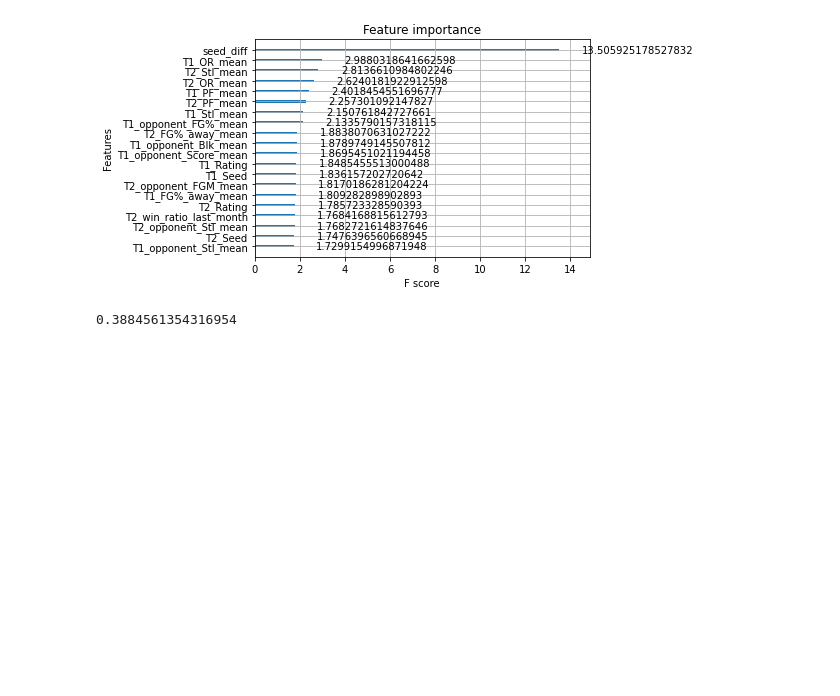
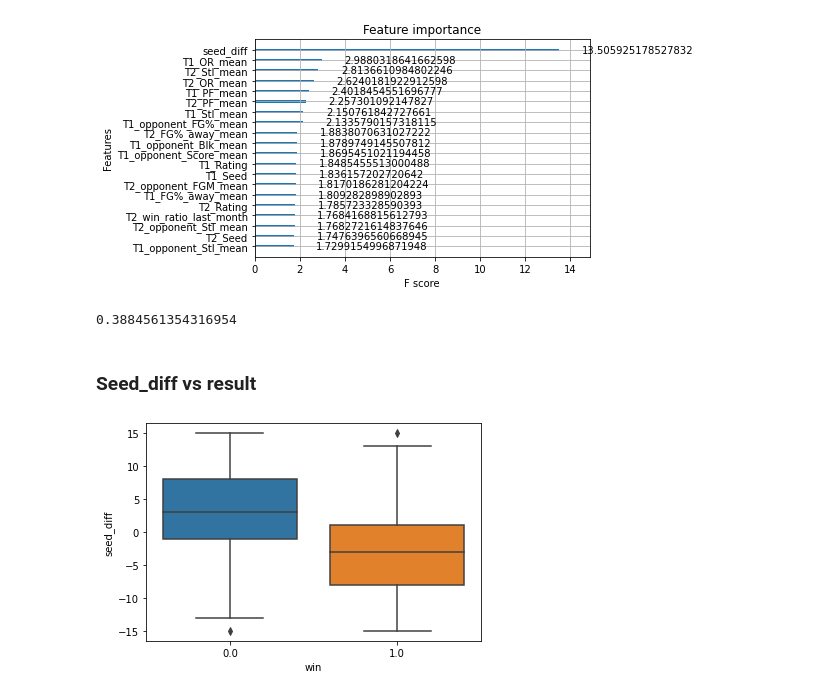
Before and after one commit to skowronskid/March-Machine-Learning-Mania-2023, a Jupyter notebook: modelling.ipynb, the cells around one changed output. Drawn from its saved outputs; the diff is of its cells as text; code cells hidden in the pictures; blank space fills up the shorter version.

Commit message:
seed_diff vs result analysis

```diff
--- a/modelling.ipynb
+++ b/modelling.ipynb
@@ -174,3 +174,10 @@ proba_W = model_W.predict_proba(X_test_W)
 mean_squared_error(np.max(proba_W, axis=1), y_test_W)
 # %% [output]
 0.3884561354316954
+# %% [markdown]
+### Seed_diff vs result
+# %%
+sns.boxplot(x='win', y='seed_diff', data=M_full)
+plt.show()
+# %% [output]
+[figure, added]
```
Also changed, not shown: parts of 8 cells of this notebook.
